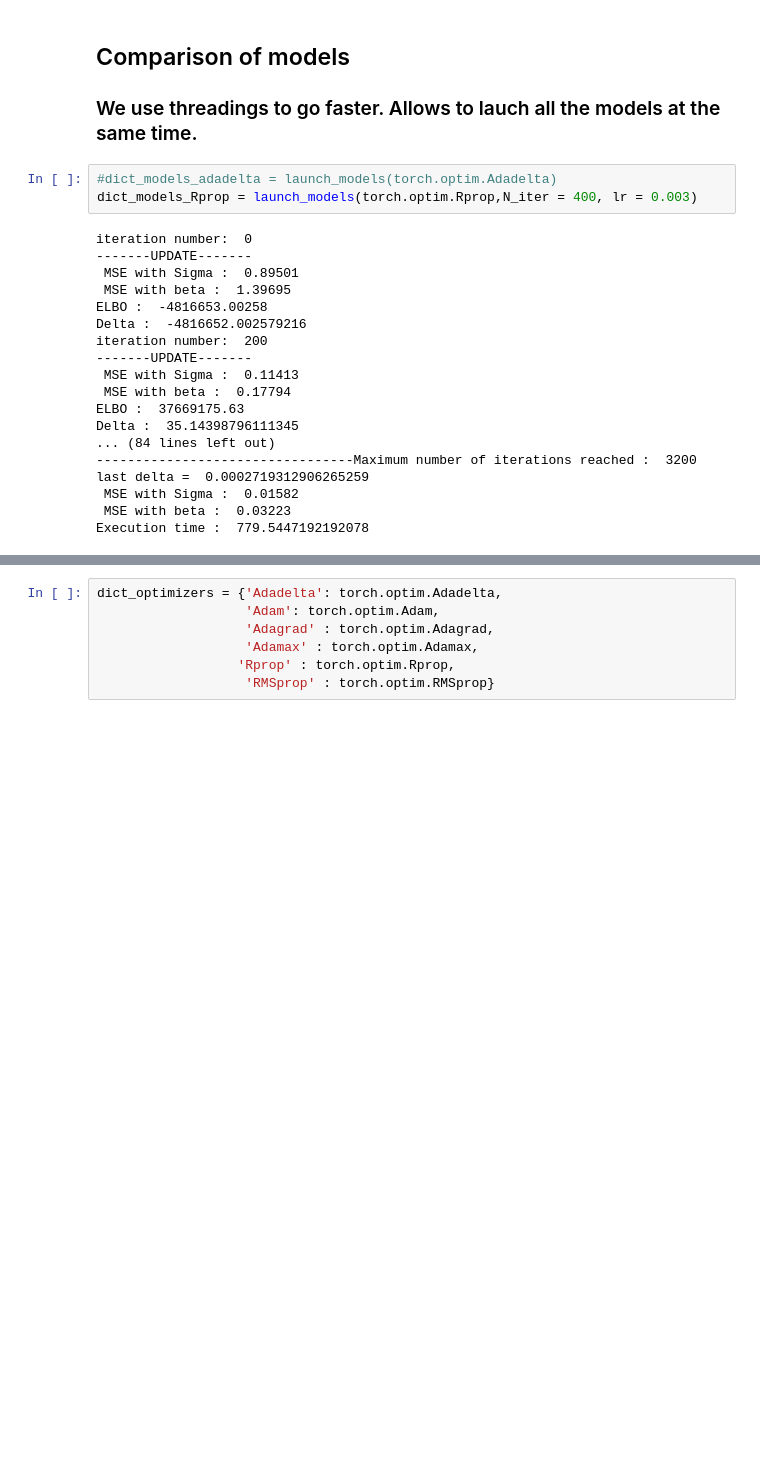
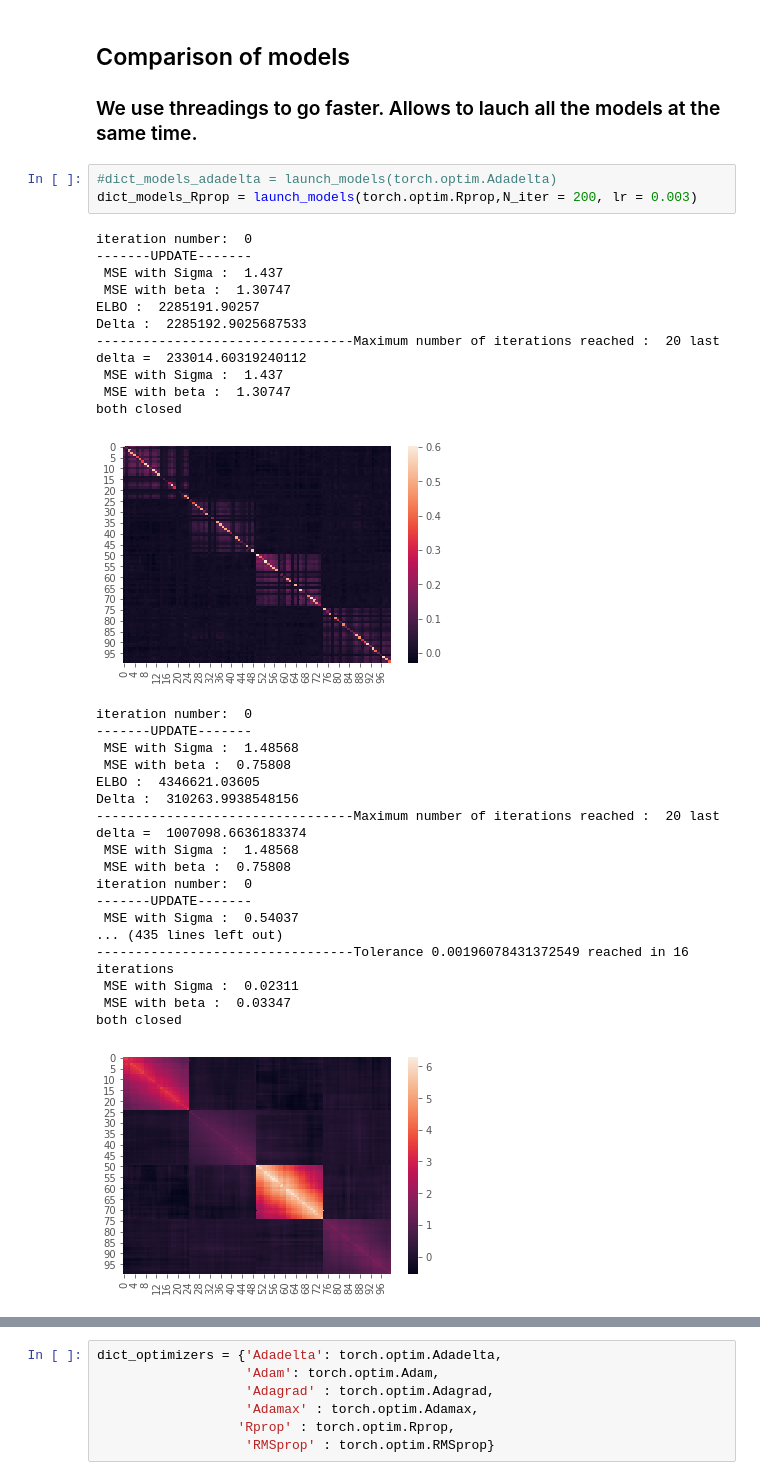
Before and after one commit to PLN-team/pyPLNmodels, a Jupyter notebook: PLN_full_param.ipynb, the cells around one changed output, grey strips where cells are left out. Drawn from its saved outputs; the diff is of its cells as text; blank space fills up the shorter version.

```diff
--- a/PLN_full_param.ipynb
+++ b/PLN_full_param.ipynb
@@ -1012,22 +997,34 @@ KeyboardInterrupt:
 ### We use threadings to go faster.  Allows to lauch all the models at the same time.
 # %%
 #dict_models_adadelta = launch_models(torch.optim.Adadelta)
-dict_models_Rprop = launch_models(torch.optim.Rprop,N_iter = 400, lr = 0.003)
+dict_models_Rprop = launch_models(torch.optim.Rprop,N_iter = 200, lr = 0.003)
 # %% [output]
 iteration number:  0
 -------UPDATE-------
- MSE with Sigma :  0.89501
- MSE with beta :  1.39695
-ELBO :  -4816653.00258
-Delta :  -4816652.002579216
-iteration number:  200
--------UPDATE-------
- MSE with Sigma :  0.11413
- MSE with beta :  0.17794
-ELBO :  37669175.63
-Delta :  35.14398796111345
-... (84 lines left out)
----------------------------------Maximum number of iterations reached :  3200 last delta =  0.0002719312906265259
- MSE with Sigma :  0.01582
- MSE with beta :  0.03223
-Execution time :  779.5447192192078
+ MSE with Sigma :  1.437
+ MSE with beta :  1.30747
+ELBO :  2285191.90257
+Delta :  2285192.9025687533
+---------------------------------Maximum number of iterations reached :  20 last delta =  233014.60319240112
+ MSE with Sigma :  1.437
+ MSE with beta :  1.30747
+both closed
+[figure, added]
+iteration number:  0
+-------UPDATE-------
+ MSE with Sigma :  1.48568
+ MSE with beta :  0.75808
+ELBO :  4346621.03605
+Delta :  310263.9938548156
+---------------------------------Maximum number of iterations reached :  20 last delta =  1007098.6636183374
+ MSE with Sigma :  1.48568
+ MSE with beta :  0.75808
+iteration number:  0
+-------UPDATE-------
+ MSE with Sigma :  0.54037
+... (435 lines left out)
+---------------------------------Tolerance 0.00196078431372549 reached in 16 iterations
+ MSE with Sigma :  0.02311
+ MSE with beta :  0.03347
+both closed
+[figure, added]
```
Also changed, not shown: parts of 17 cells of this notebook, 30 other files.
